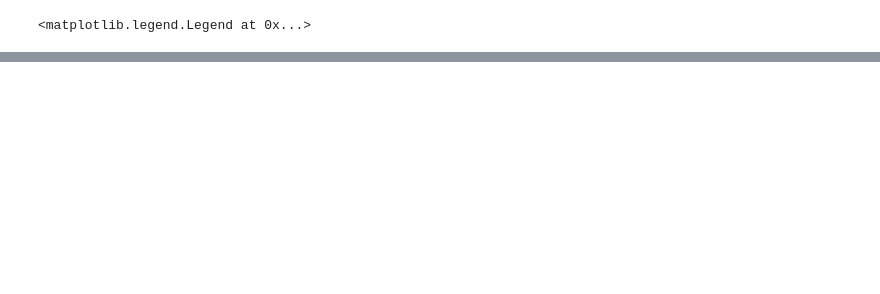
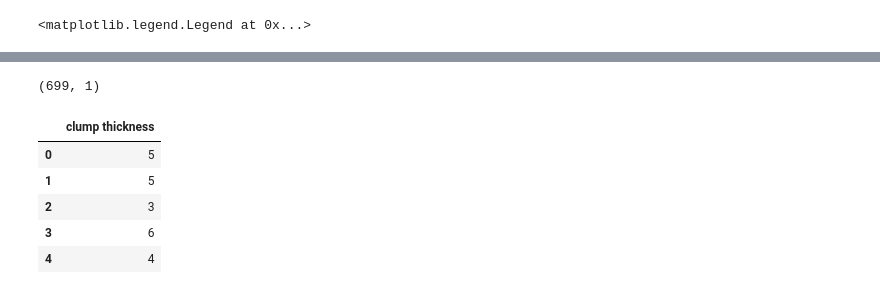
Before and after one commit to rurouni-najeeb/Kaggle, a Jupyter notebook: Regularization.ipynb, the cells around one changed output, grey strips where cells are left out. Drawn from its saved outputs; the diff is of its cells as text; code cells hidden in the pictures; blank space fills up the shorter version.

```diff
--- a/Regularization.ipynb
+++ b/Regularization.ipynb
@@ -153,0 +168,15 @@ plt.legend()
+# %%
+y = data.pop('class').map({2:0,4:1}).reshape(-1,1)
+print y.shape
+# %% [output]
+(699, 1)
+# %%
+X = data[['clump thickness']]
+X.head()
+# %% [output]
+|  | clump thickness |
+| 0 | 5 |
+| 1 | 5 |
+| 2 | 3 |
+| 3 | 6 |
+| 4 | 4 |
```
Also changed, not shown: parts of 16 cells of this notebook.
